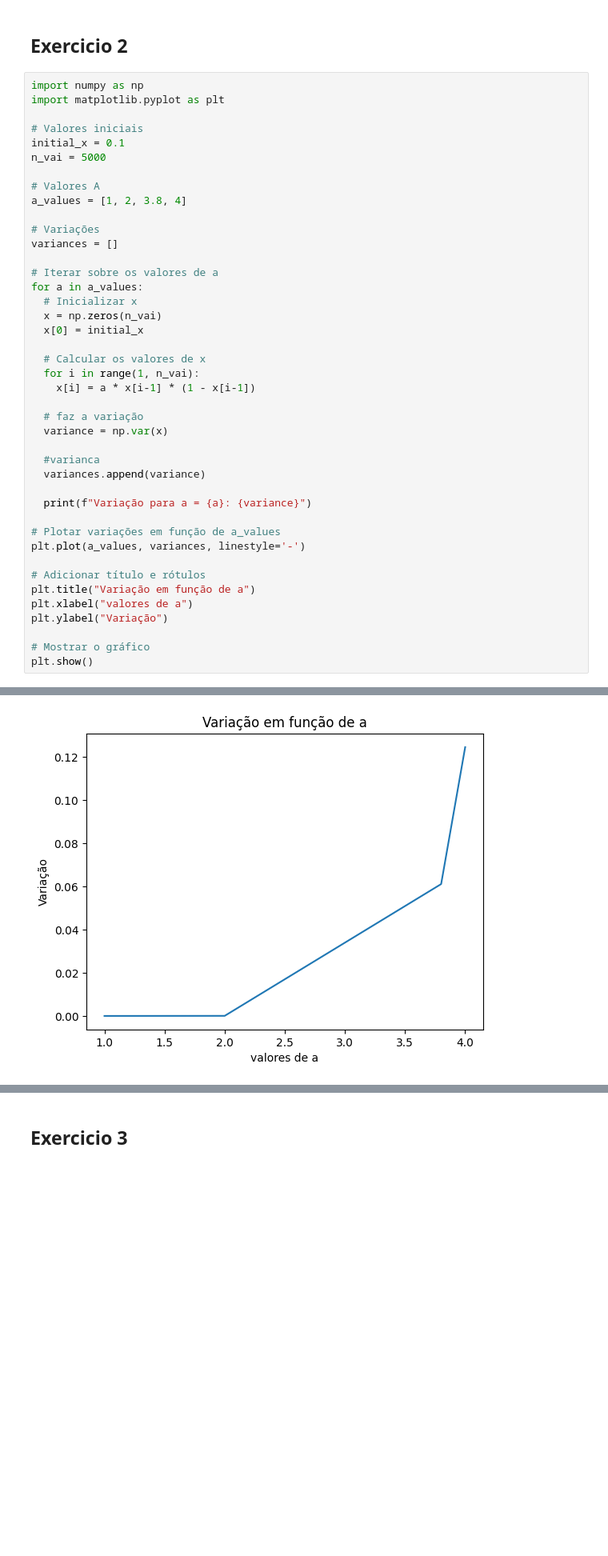
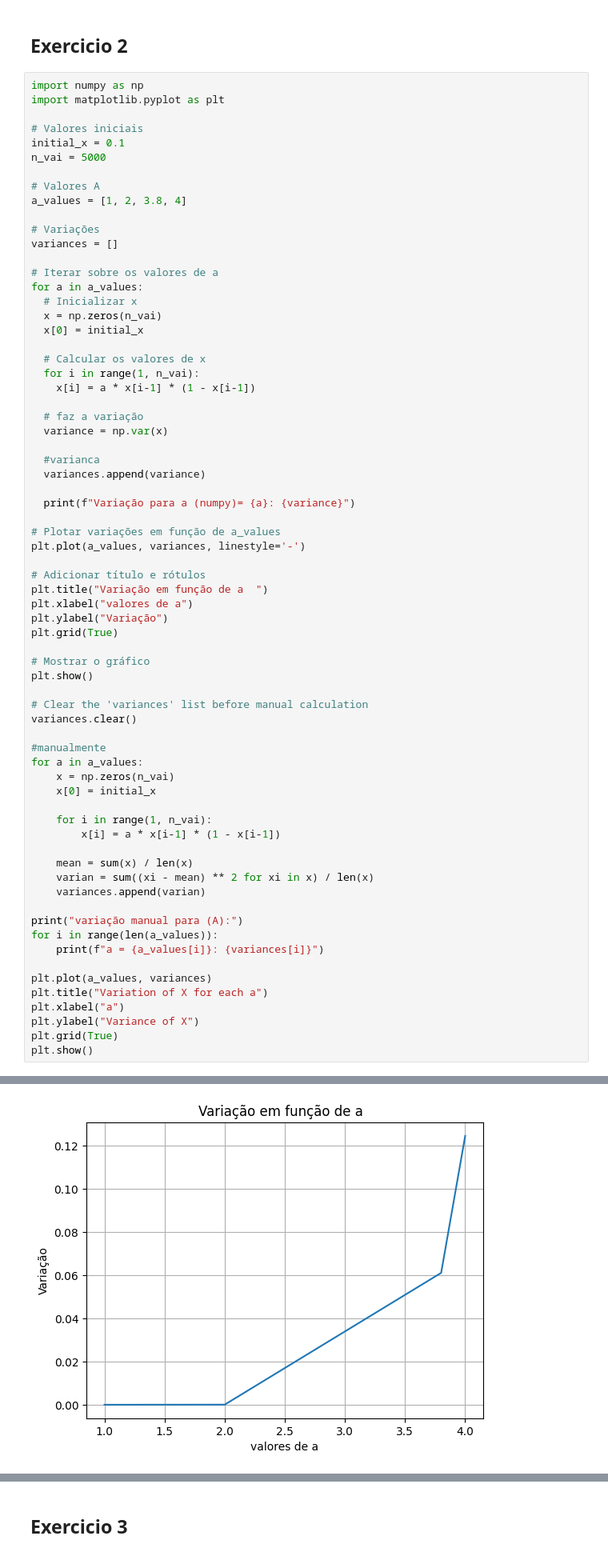
Before and after one commit to caueSordi/exercicios, a Jupyter notebook: Lista_1.ipynb, the cells around one changed output, grey strips where cells are left out. Shown at 80% size. Cells and saved outputs as stored; diff of their text form; blank space fills up the shorter version.

```diff
--- a/Lista_1.ipynb
+++ b/Lista_1.ipynb
@@ -82,16 +75,43 @@ for a in a_values:
   #varianca
   variances.append(variance)
 
-  print(f"Variação para a = {a}: {variance}")
+  print(f"Variação para a (numpy)= {a}: {variance}")
 
 # Plotar variações em função de a_values
 plt.plot(a_values, variances, linestyle='-')
 
 # Adicionar título e rótulos
-plt.title("Variação em função de a")
+plt.title("Variação em função de a  ")
 plt.xlabel("valores de a")
 plt.ylabel("Variação")
+plt.grid(True)
 
 # Mostrar o gráfico
 plt.show()
+
+# Clear the 'variances' list before manual calculation
+variances.clear()
+
+#manualmente
+for a in a_values:
+    x = np.zeros(n_vai)
+    x[0] = initial_x
+
+    for i in range(1, n_vai):
+        x[i] = a * x[i-1] * (1 - x[i-1])
+
+    mean = sum(x) / len(x)
+    varian = sum((xi - mean) ** 2 for xi in x) / len(x)
+    variances.append(varian)
+
+print("variação manual para (A):")
+for i in range(len(a_values)):
+    print(f"a = {a_values[i]}: {variances[i]}")
+
+plt.plot(a_values, variances)
+plt.title("Variation of X for each a")
+plt.xlabel("a")
+plt.ylabel("Variance of X")
+plt.grid(True)
+plt.show()
 # %% [output]
@@ -102 +122 @@ Variação para a = 4: 0.12441782441652699
-[figure, old version]
+[figure, new version]
```
Also changed, not shown: parts of 8 cells of this notebook.
